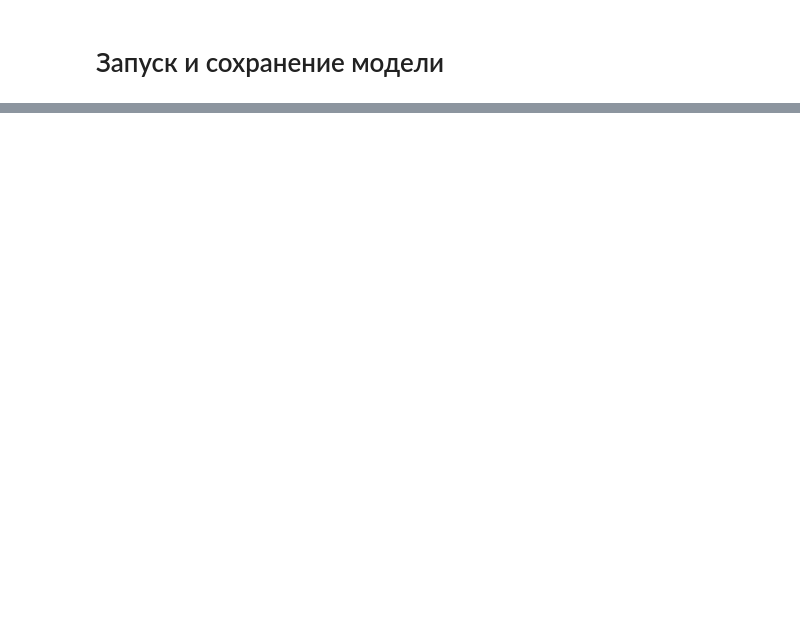
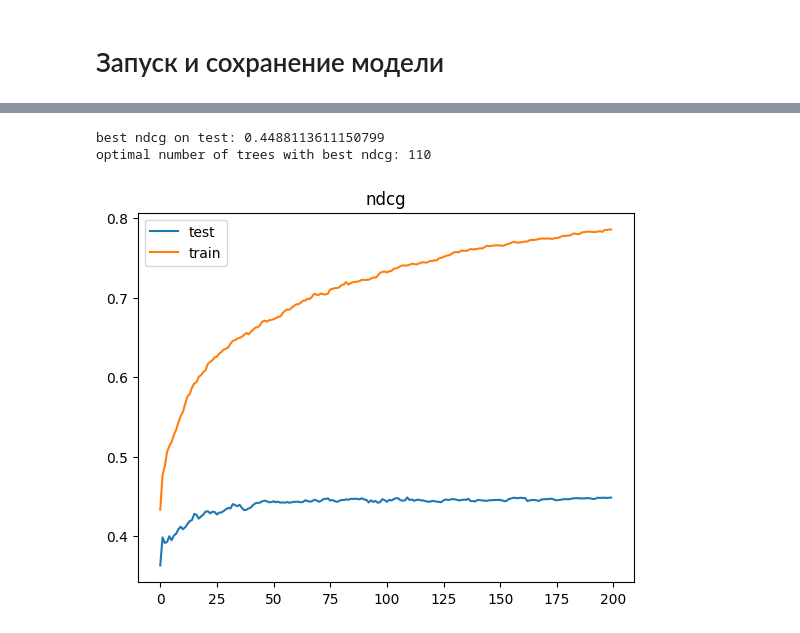
Before and after one commit to AstapovIE/ML-DL_Projects, a Jupyter notebook: ML/mipt_dafe_hw/lambdaRankBoosting_byHands.ipynb, the cells around one changed output, grey strips where cells are left out. Saved outputs shown, nothing was run; the diff lists cells and outputs as text; code cells hidden in the pictures; blank space fills up the shorter version.

```diff
--- a/ML/mipt_dafe_hw/lambdaRankBoosting_byHands.ipynb
+++ b/ML/mipt_dafe_hw/lambdaRankBoosting_byHands.ipynb
@@ -172,6 +69,40 @@ def set_seed(seed: int) -> None:
     torch.manual_seed(seed)
 # %% [markdown]
 ## Model
+# %%
+class NDCG:
+    @staticmethod
+    def compute_gain(y_value: float, gain_scheme: str) -> float:
+        assert isinstance(y_value, float), f"check y_value type: {type(y_value)}, is not float"
+
+        if gain_scheme == "const":
+            return y_value
+        elif gain_scheme == "exp2":
+            return 2**y_value - 1
+        else:
+            assert gain_scheme in ["const", "exp2"], f"check gain_scheme: {gain_scheme}"
+
+    @staticmethod
+    def dcg(ys_true: torch.Tensor, ys_pred: torch.Tensor, gain_scheme: str, top_k: int = 0) -> float:
+        ys_true = ys_true.squeeze()
+        ys_pred = ys_pred.squeeze()
+
+        _, argsort = torch.sort(ys_pred, descending=True)
+        ys_true_sorted = ys_true[argsort]  # sorted by pred
+
+        if top_k > 0:
+            ys_true_sorted = ys_true_sorted[:top_k]
+
+        dcg = float(0)
+        for idx, cur_y in enumerate(ys_true_sorted, 1):
+            gain = NDCG.compute_gain(float(cur_y.item()), gain_scheme)
+            dcg += gain / math.log2(idx + 1)
+
+        return dcg
+
+    @staticmethod
+    def ndcg_score(ys_true: torch.Tensor, ys_pred: torch.Tensor, gain_scheme: str = "exp2", top_k: int = 0) -> float:
+        return NDCG.dcg(ys_true, ys_pred, gain_scheme, top_k) / NDCG.dcg(ys_true, ys_true, gain_scheme, top_k)
 # %%
 class Solution:
     def __init__(self, n_estimators: int = 100, lr: float = 0.5, ndcg_top_k: int = 10,
@@ -451,0 +365,9 @@ best test ndcg: 0.433 (179)
+# %%
+sol = Solution(n_estimators = 200, lr = 0.3, ndcg_top_k = 15,
+                 subsample = 0.7, colsample_bytree = 0.9,
+                 max_depth = 6, min_samples_leaf = 8)
+sol.fit()
+# %% [output]
+best ndcg on test: 0.4488113611150799
+optimal number of trees with best ndcg: 110
+[figure, new version]
```
Also changed, not shown: parts of 8 cells of this notebook.
